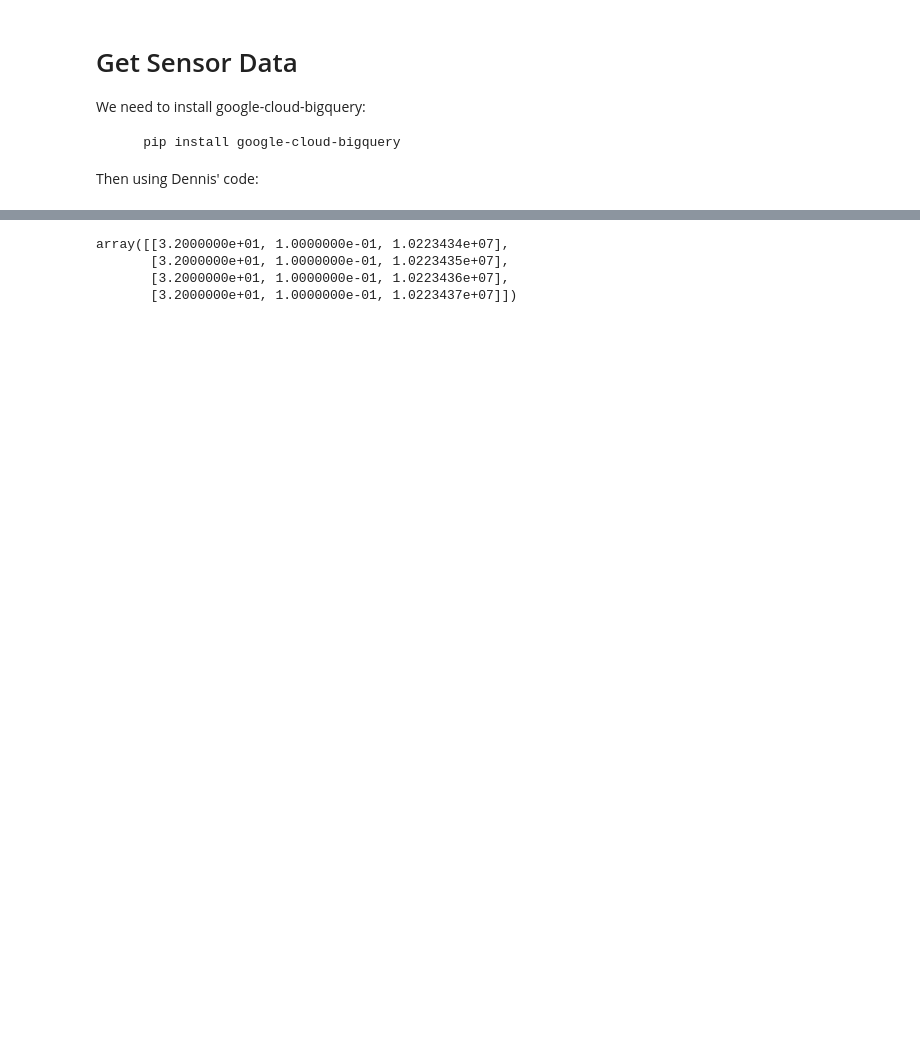
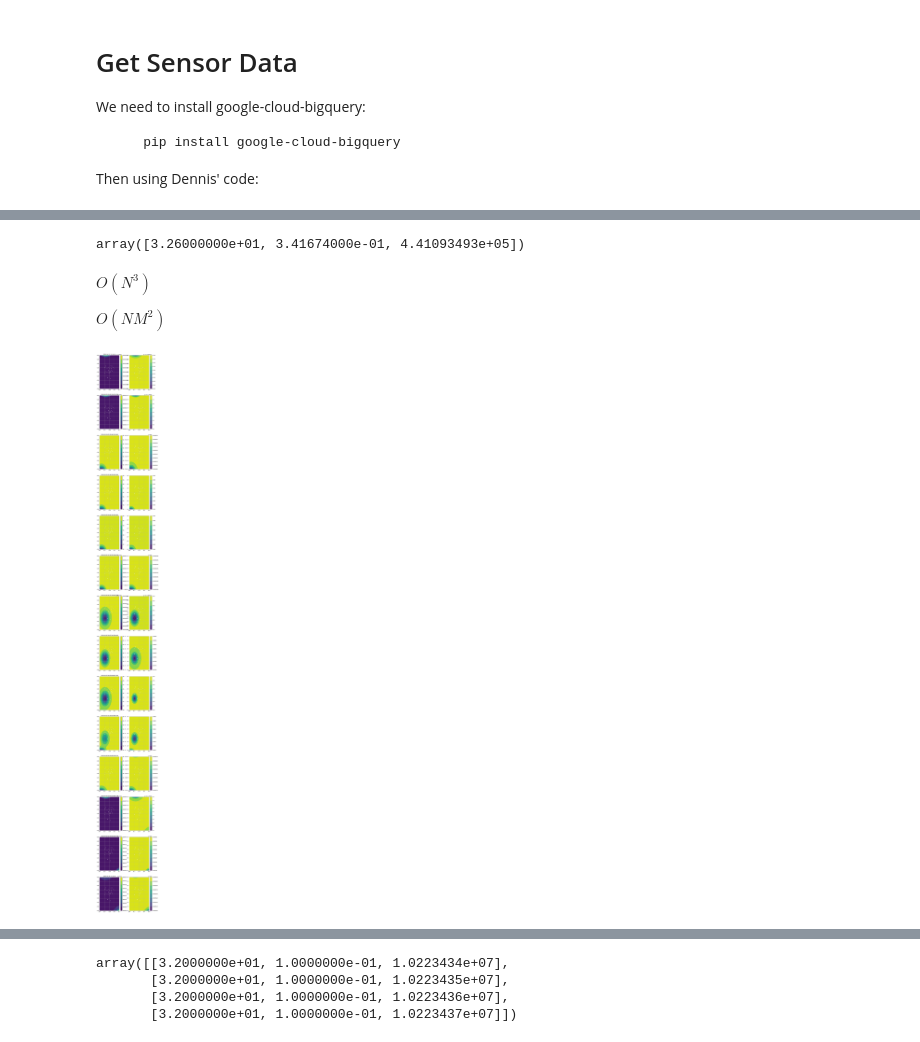
Before and after one commit to lionfish0/experimentation, a Jupyter notebook: IntroGPs_and_airpollution_withtimeandspace.ipynb, the cells around one changed output, grey strips where cells are left out. Saved outputs shown, nothing was run; the diff lists cells and outputs as text; code cells hidden in the pictures; blank space fills up the shorter version.

```diff
--- a/IntroGPs_and_airpollution_withtimeandspace.ipynb
+++ b/IntroGPs_and_airpollution_withtimeandspace.ipynb
@@ -266,2 +218,6 @@ array([[32.68945727],
+# %%
+np.median(Xtraining,0)
+# %% [output]
+array([3.26000000e+01, 3.41674000e-01, 4.41093493e+05])
 # %%
 Xtest = np.meshgrid(np.linspace(32.4,32.8,150),np.linspace(0.1,0.5,150))
@@ -270,0 +224,31 @@ predmeans,predvars = m.predict_f(Xtestflat)
+# %% [markdown]
+$O(N^3)$
+
+$O(N M^2)$
+# %%
+plt.figure(figsize=[10,105])
+i=0
+for predtime in np.linspace(4.41e5+0,4.41e5+7*24,14):
+    Xtestflat = np.c_[Xtest[0].flatten(),Xtest[1].flatten()]
+    Xtestflat = np.c_[Xtestflat,np.full(Xtestflat.shape[0],predtime)]
+    predmeans,predvars = m.predict_f(Xtestflat)
+    i+=1
+    plt.subplot(14,2,i)
+    plt.xlim([32.4,32.8])
+    plt.ylim([0.1,0.5])
+    plt.contourf(Xtest[0],Xtest[1],predmeans.numpy().reshape([150,150]))
+    plt.colorbar()
+    plt.scatter(Xtraining[:,0],Xtraining[:,1],1,color='w')
+    plt.title(Timestamp.fromtimestamp(predtime*3600))
+    plt.grid()
+
+    i+=1
+    plt.subplot(14,2,i)
+    plt.xlim([32.4,32.8])
+    plt.ylim([0.1,0.5])
+    plt.contourf(Xtest[0],Xtest[1],np.sqrt(predvars.numpy()).reshape([150,150]))
+    plt.colorbar()
+    plt.scatter(Xtraining[:,0],Xtraining[:,1],1,color='w')
+    plt.grid()
+# %% [output]
+[figure, added]
```
Also changed, not shown: parts of 31 cells of this notebook.
